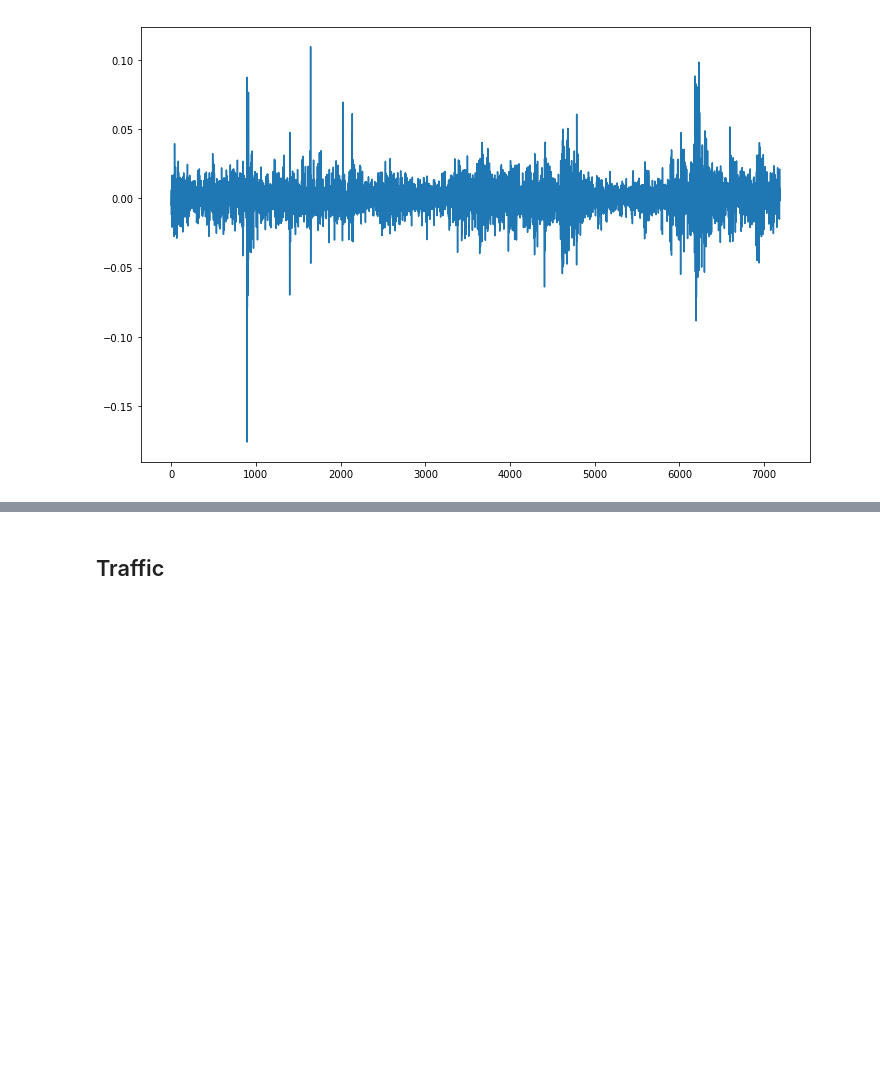
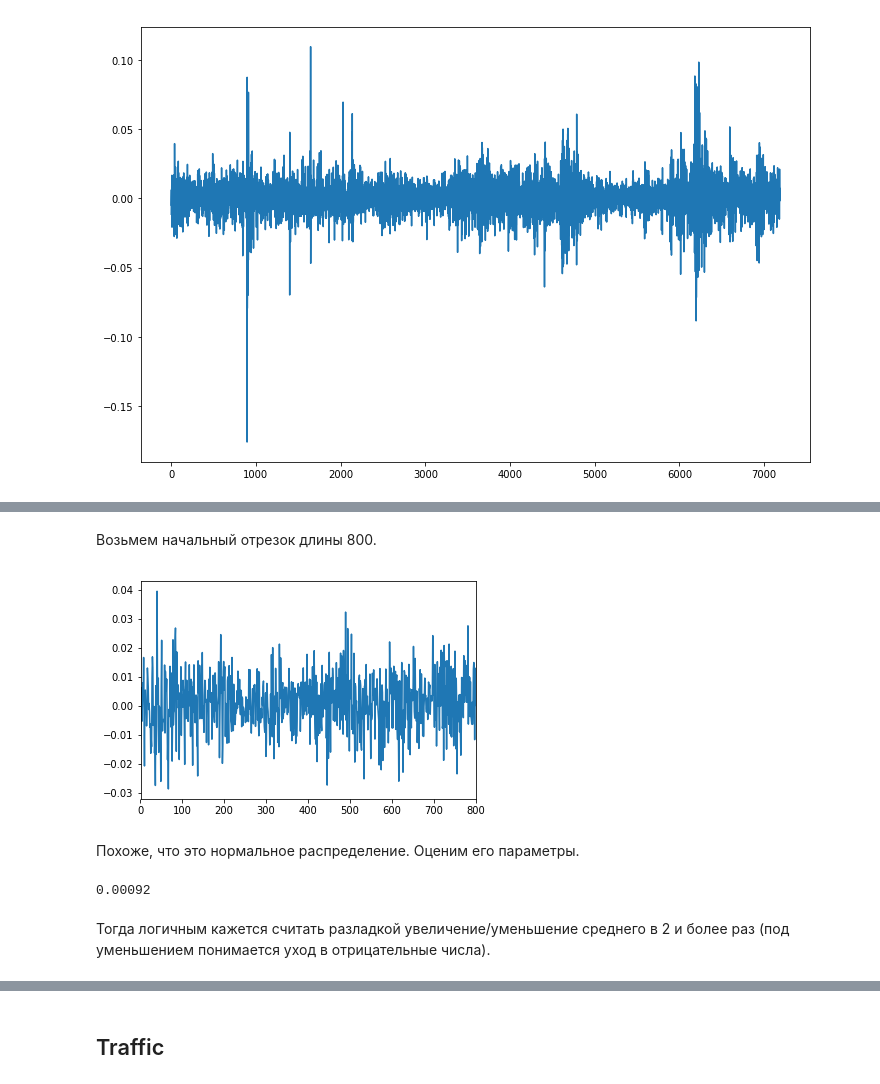
Before and after one commit to svinkapeppa/stochastic, a Jupyter notebook: lab_10/10.23.ipynb, the cells around one changed output, grey strips where cells are left out. Saved outputs shown, nothing was run; the diff lists cells and outputs as text; code cells hidden in the pictures; blank space fills up the shorter version.

Commit message:
almost finish ftse100

```diff
--- a/lab_10/10.23.ipynb
+++ b/lab_10/10.23.ipynb
@@ -26,0 +37,10 @@ plt.show()
+# %% [markdown]
+Возьмем начальный отрезок длины 800.
+# %%
+train = data.ftse100[:800]
+train.plot()
+plt.show()
+# %% [output]
+[figure, added]
+# %% [markdown]
+Похоже, что это нормальное распределение. Оценим его параметры.
@@ -26,0 +52,6 @@ plt.show()
+# %%
+print('%.5f' % a)
+# %% [output]
+0.00092
+# %% [markdown]
+Тогда логичным кажется считать разладкой увеличение/уменьшение среднего в 2 и более раз (под уменьшением понимается уход в отрицательные числа).
```
Also changed, not shown: parts of 8 cells of this notebook.
